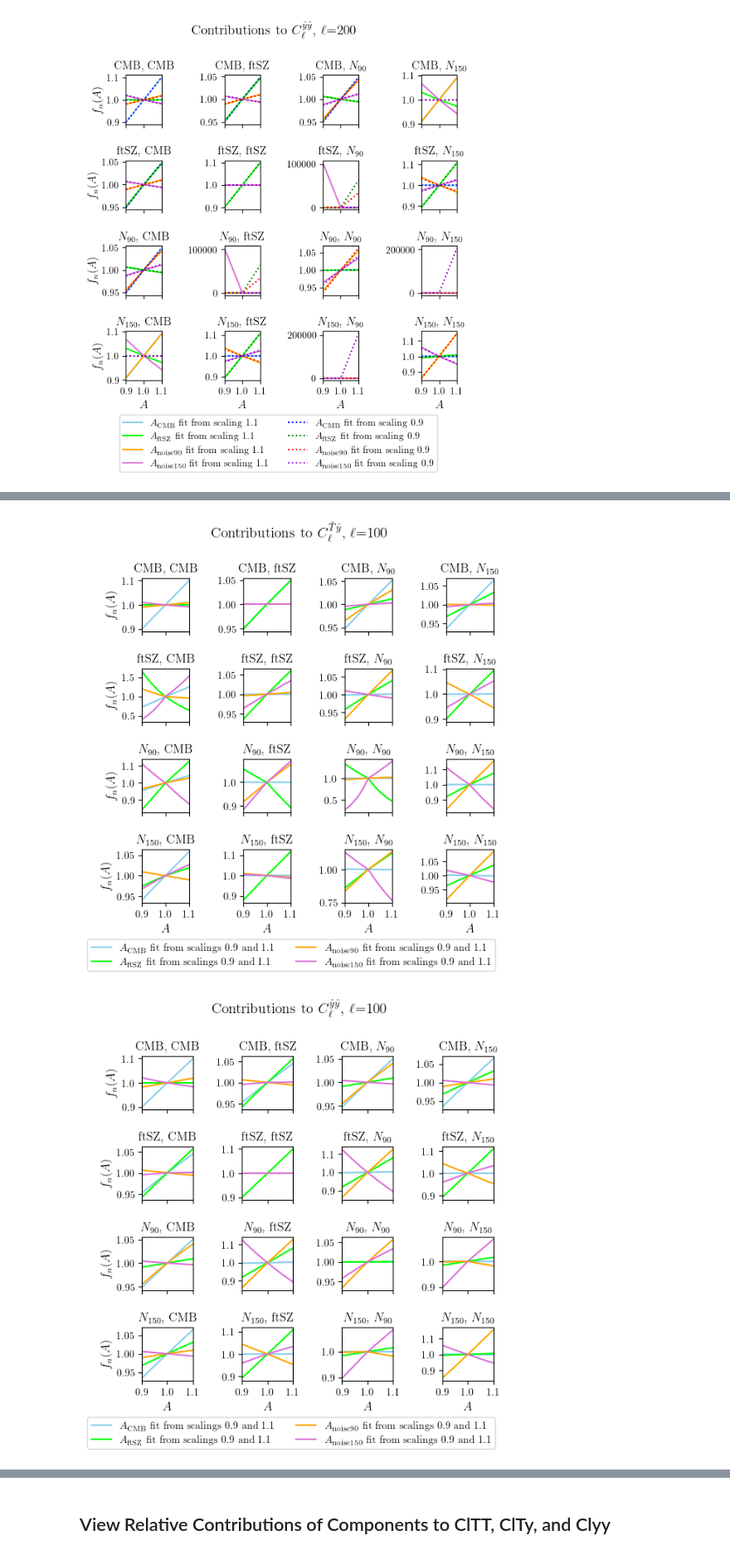
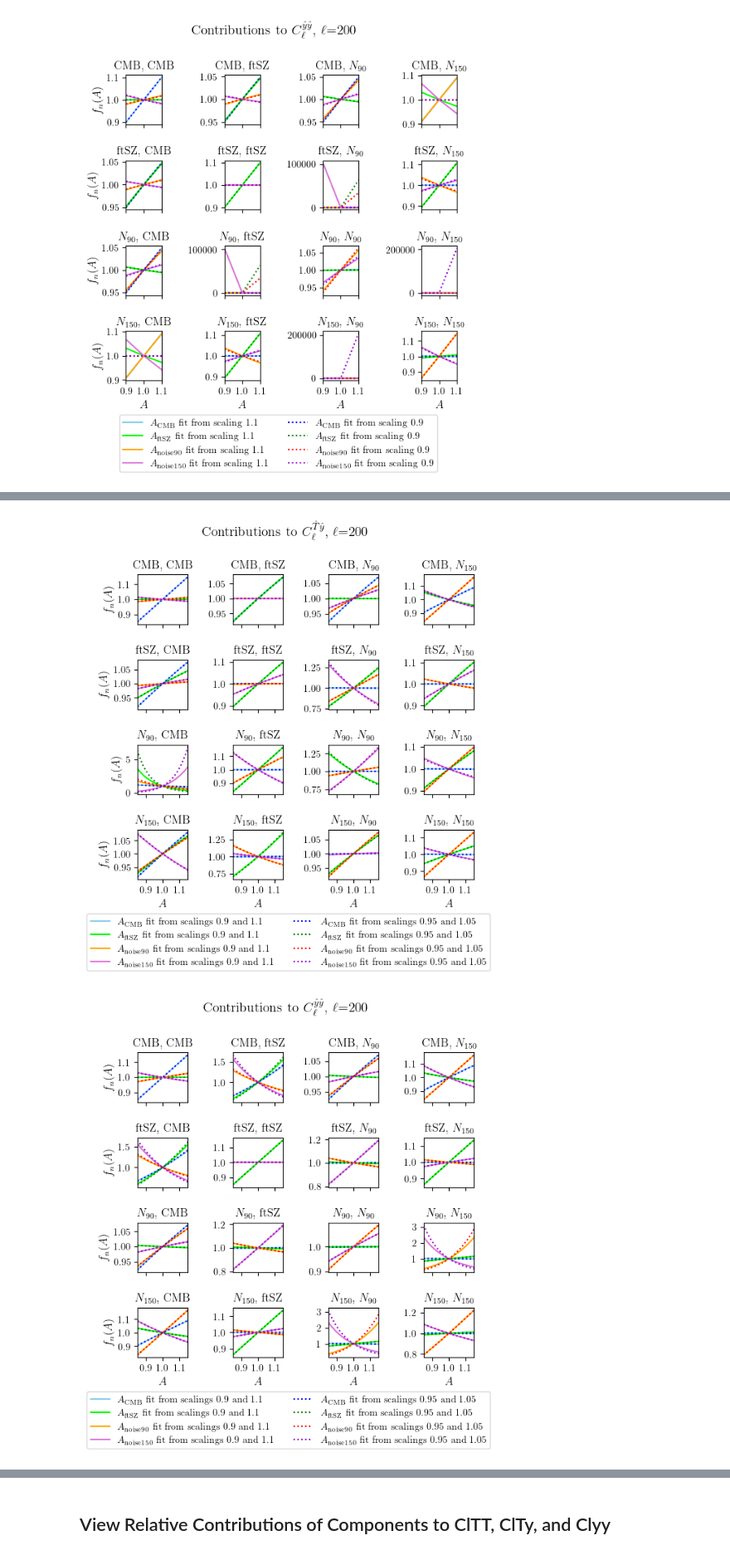
Before and after one commit to kmsurrao/NILC-Inference-Pipeline, a Jupyter notebook: notebooks/pipeline_plotting_examples.ipynb, the cells around one changed output, grey strips where cells are left out. Shown at 83% size. Drawn from its saved outputs; the diff is of its cells as text; code cells hidden in the pictures.

```diff
--- a/notebooks/pipeline_plotting_examples.ipynb
+++ b/notebooks/pipeline_plotting_examples.ipynb
@@ -298,7 +300,7 @@ CMB_var_sims, CMB_tSZ_covar_sims, tSZ_var_sims = template_fiting_analytic_covar_
 ells = np.arange(inp.ellmax+1)
 start = 2
 
-fig, axs = plt.subplots(1,2, figsize=(9,5))
+fig, axs = plt.subplots(1,2, figsize=(8,3))
 plt.axes(axs[0])
 plt.plot(ells[start:], np.sqrt(CMB_var_gaussian)[start:], label='Gaussian Power Spectrum Covariance Matrix')
 plt.plot(ells[start:], np.sqrt(CMB_var_sims)[start:], label='Power Spectrum Covariance Matrix from Sims')
@@ -404,16 +406,17 @@ saved pipeline_plots/power_law_scaling_Clyy.pdf
 from fits import call_fit
 
 output_dir1 = inp.output_dir
-output_dir2 = inp.output_dir + '_0p9'
+output_dir2 = inp.output_dir + '_1p05'
 scaling_factor1 = 1.1
 scaling_factor2 = 0.9
 
 #best_fits has shape (N_preserved_comps, N_preserved_comps, N_comps, N_comps, inp.ellmax+1, 4)
 best_fits1 = pickle.load(open(f'{output_dir1}/data_vecs/best_fits.p', 'rb'))
+best_fits2 = pickle.load(open(f'{output_dir2}/data_vecs/best_fits.p', 'rb'))
 
 
-ell = 100
-xvals = np.linspace(0.9, 1.1, num=20)
+ell = 200
+xvals = np.linspace(0.85, 1.15, num=20)
 params = np.array([r'$A_{\rm CMB}$', r'$A_{\rm ftSZ}$', r'$A_{\rm noise90}$', r'$A_{\rm noise150}$'])
 preserved_comps = ['CMB', 'ftSZ']
 comps = ['CMB', 'ftSZ', r'$N_{90}$', r'$N_{150}$']
@@ -430,22 +433,17 @@ for p,q in [(0,0), (0,1), (1,1)]:
             plt.axes(axs[ax])
             for pass_ in range(2):
                 for i in range(4):
-                    yvals = np.ones_like(xvals)
                     if pass_==0:
-                        for j,x in enumerate(xvals):
-                            if x <= 1.: yvals[j] = x**best_fits1[p,q,y,z,ell,i]
-                            else: yvals[j] = x**best_fits1[p,q,y,z,ell,i+4]
+                        yvals = xvals**best_fits1[p,q,y,z,ell,i]
                         plt.plot(xvals, yvals, label=f'{params[i]} fit from scalings 0.9 and 1.1', color=light_colors[i])
-#                     else:
-#                         for j,x in enumerate(xvals):
-#                             if x <= 1.: yvals[j] = x**best_fits2[p,q,y,z,ell,i]
-#                             else: yvals[j] = x**best_fits2[p,q,y,z,ell,i+4]
-#                         plt.plot(xvals, yvals, label=f'{params[i]} fit from scalings 0.95 and 1.05', linestyle='dotted', color=dark_colors[i])
+                    else:
+                        yvals = xvals**best_fits2[p,q,y,z,ell,i]
+                        plt.plot(xvals, yvals, label=f'{params[i]} fit from scalings 0.95 and 1.05', linestyle='dotted', color=dark_colors[i])
                 plt.grid()
-                plt.xlim(0.9, 1.1)
+                plt.xlim(min(xvals), max(xvals))
                 plt.xticks(fontsize=10)
                 plt.yticks(fontsize=10)
-                plt.grid()
+                #plt.grid(which='both', visible=True)
                 if ax >= 12:
                     plt.xlabel(r'$A$', fontsize=12)
                 if ax%4==0:
@@ -453,7 +451,7 @@ for p,q in [(0,0), (0,1), (1,1)]:
                 plt.title(f'{comps[y]}, {comps[z]}', fontsize=12)
             ax += 1
     handles, labels = axs[-1].get_legend_handles_labels()
-    fig.legend(handles, labels, fontsize=10, bbox_to_anchor=(0.95, 0.05), ncol=2)
+    fig.legend(handles, labels, fontsize=10, bbox_to_anchor=(1.0, 0.05), ncol=2)
     plt.tight_layout()
     fig.subplots_adjust(top=0.85)
     if (p,q)==(0,0):
@@ -479,2 +477,2 @@ saved pipeline_plots/power_law_scaling_Clyy.pdf
-[figure, old version]
+[figure, new version]
-[figure, old version]
+[figure, new version]
```
Also changed, not shown: parts of 14 cells of this notebook, 6 other files.
